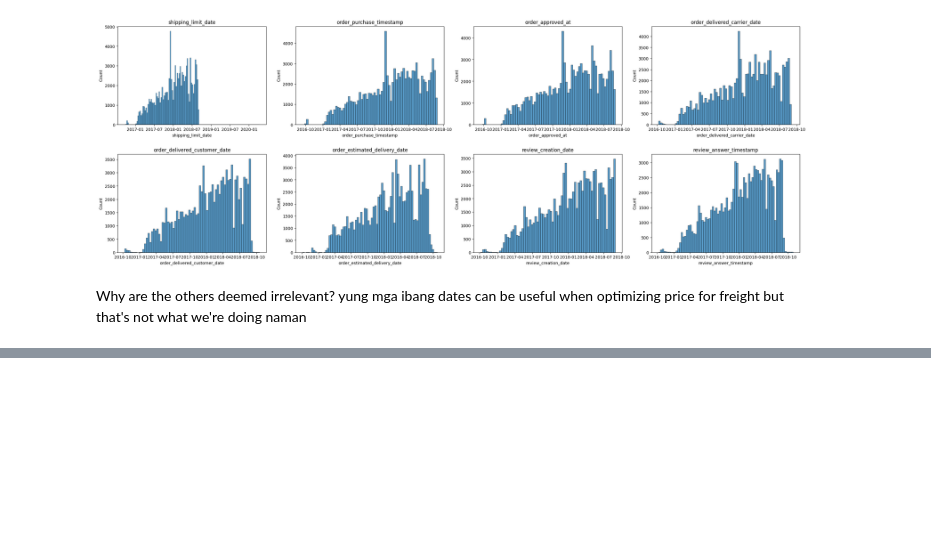
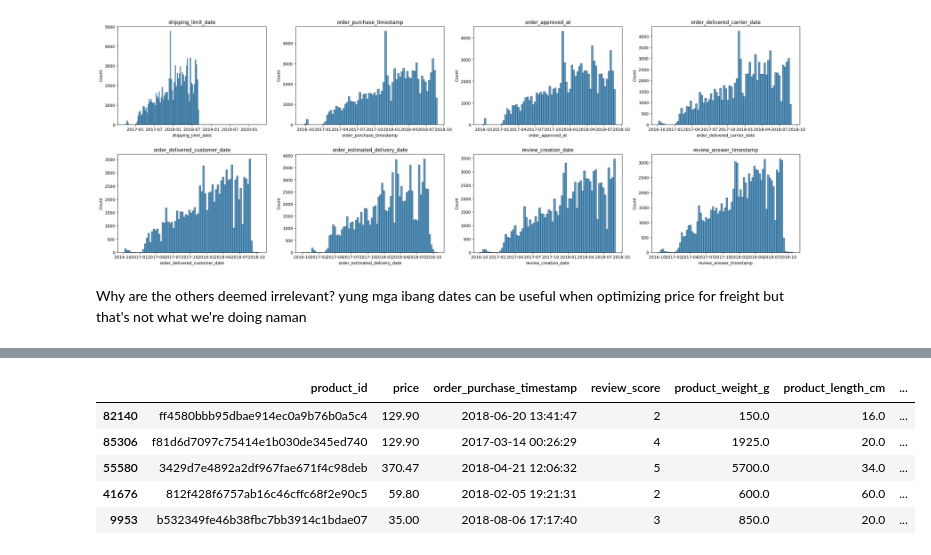
Before and after one commit to RuizLorenzoChavez/price-optimization-ML, a Jupyter notebook: main.ipynb, the cells around one changed output, grey strips where cells are left out. Saved outputs shown, nothing was run; the diff lists cells and outputs as text; code cells hidden in the pictures; blank space fills up the shorter version.

```diff
--- a/main.ipynb
+++ b/main.ipynb
@@ -354,0 +368,10 @@ main_df.head()
+# %%
+main_df["product_volume_cm3"] = main_df["product_length_cm"] * main_df["product_width_cm"] * main_df["product_height_cm"]
+main_df.sample(5)
+# %% [output]
+|  | product_id | price | order_purchase_timestamp | review_score | product_weight_g | product_length_cm | ... |
+| 82140 | ff4580bbb95dbae914ec0a9b76b0a5c4 | 129.90 | 2018-06-20 13:41:47 | 2 | 150.0 | 16.0 | ... |
+| 85306 | f81d6d7097c75414e1b030de345ed740 | 129.90 | 2017-03-14 00:26:29 | 4 | 1925.0 | 20.0 | ... |
+| 55580 | 3429d7e4892a2df967fae671f4c98deb | 370.47 | 2018-04-21 12:06:32 | 5 | 5700.0 | 34.0 | ... |
+| 41676 | 812f428f6757ab16c46cffc68f2e90c5 | 59.80 | 2018-02-05 19:21:31 | 2 | 600.0 | 60.0 | ... |
+| 9953 | b532349fe46b38fbc7bb3914c1bdae07 | 35.00 | 2018-08-06 17:17:40 | 3 | 850.0 | 20.0 | ... |
```
Also changed, not shown: parts of 4 cells of this notebook.
